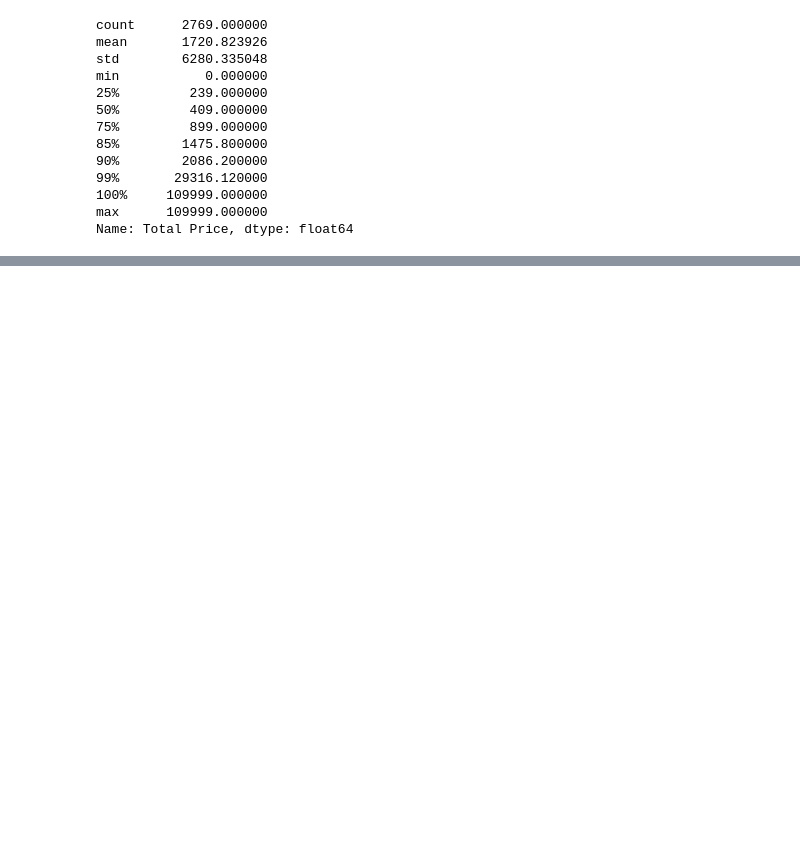
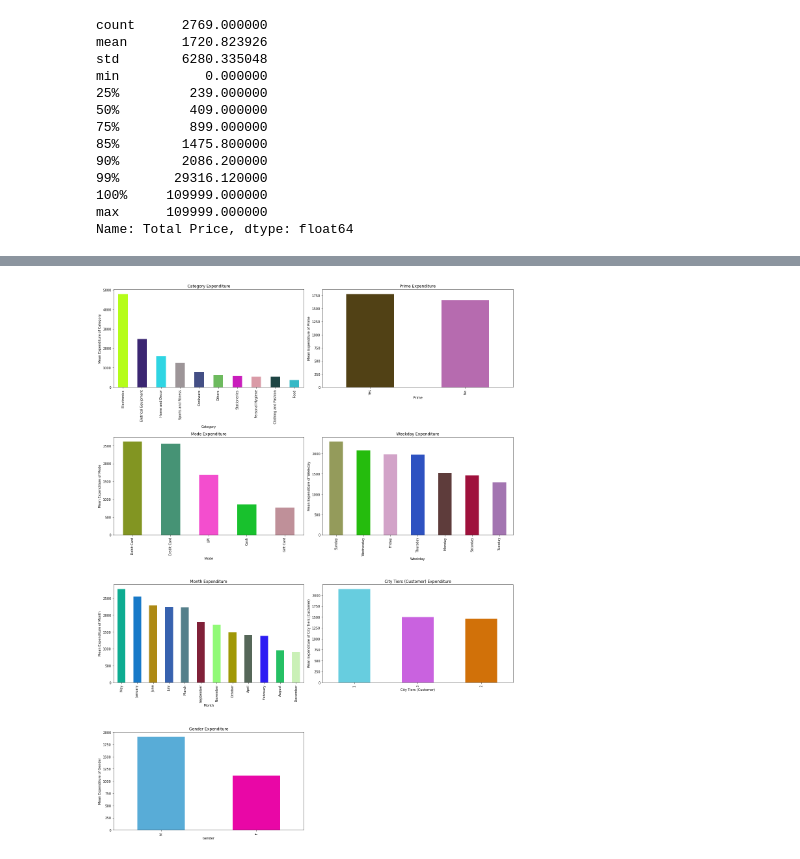
Before and after one commit to susmitds/Amazon_Market_Data_Analytics, a Jupyter notebook: 2_Exploratory_Data_Analysis.ipynb, the cells around one changed output, grey strips where cells are left out. Drawn from its saved outputs; the diff is of its cells as text; code cells hidden in the pictures; blank space fills up the shorter version.

```diff
--- a/2_Exploratory_Data_Analysis.ipynb
+++ b/2_Exploratory_Data_Analysis.ipynb
@@ -87,0 +93,4 @@ graph_d('hist',1,18,24,['Category','Prime','Mode','Weekday','Month', 'City Tiers
+# %%
+graph_d('bar',1,18,24,['Category','Prime','Mode','Weekday','Month', 'City Tiers (Customer)','Gender'],0)
+# %% [output]
+[figure, added]
```
Also changed, not shown: parts of 7 cells of this notebook.
